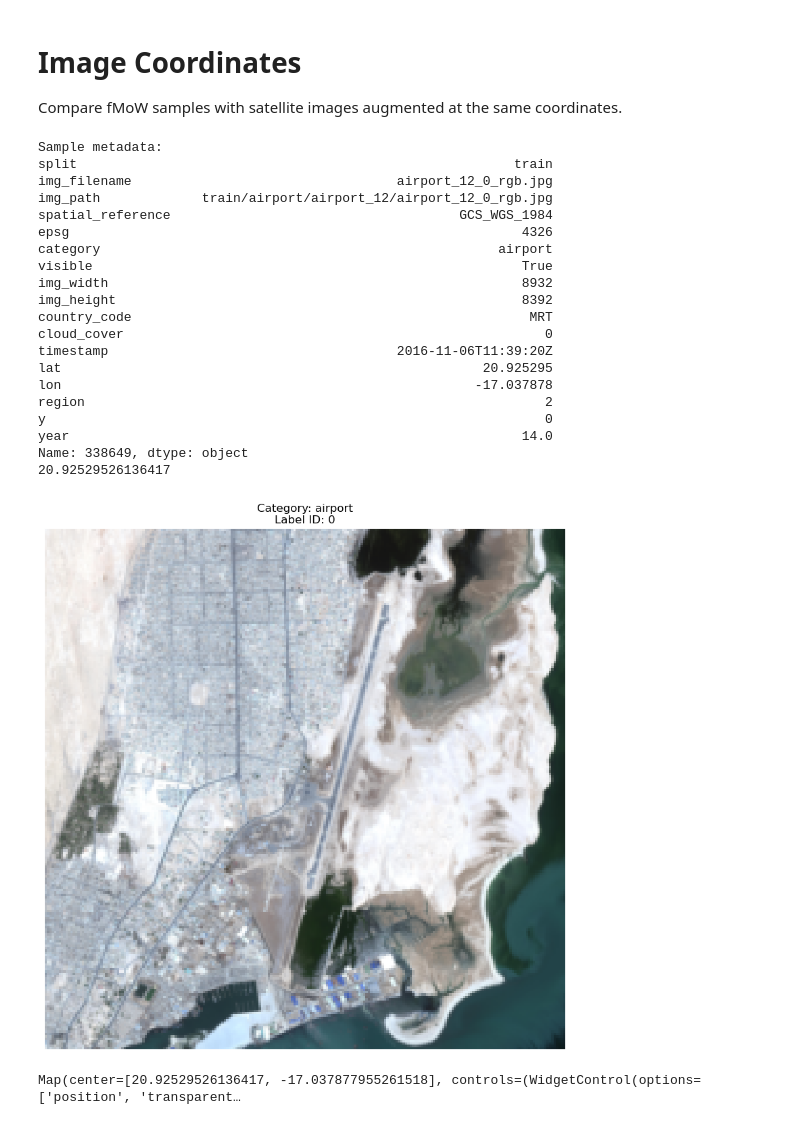
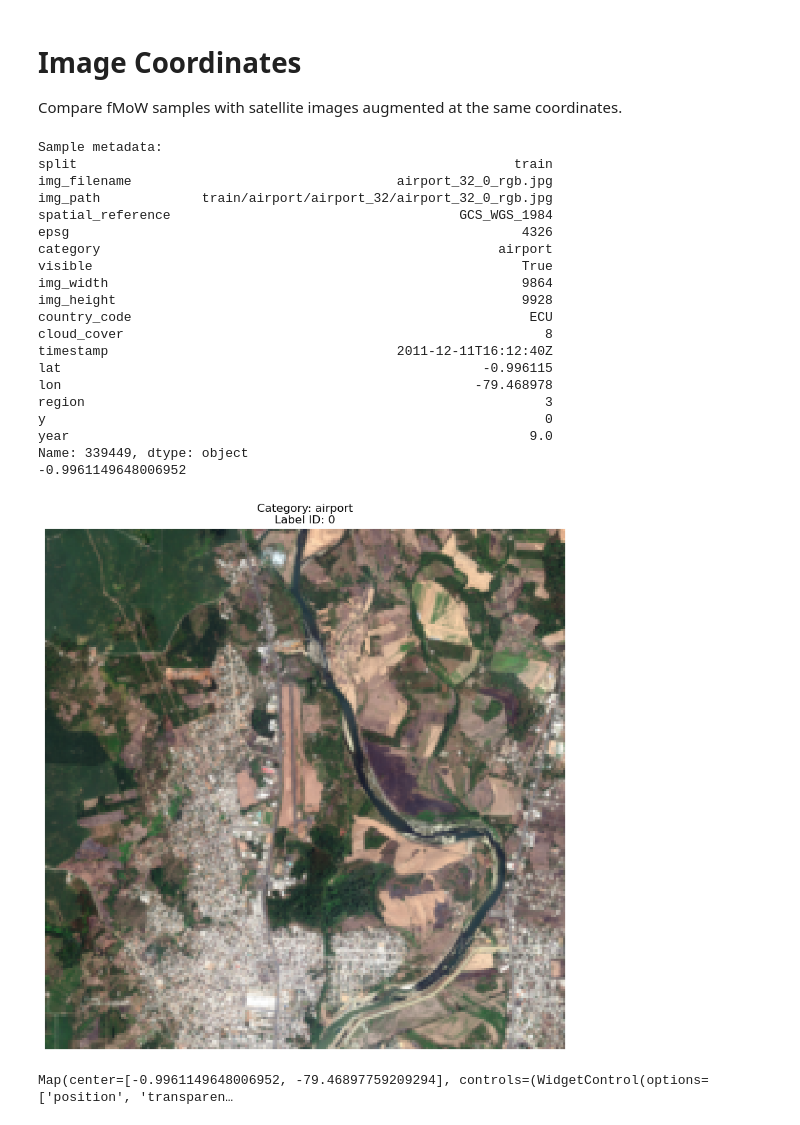
Before and after one commit to erikhenicke/bigpicture, a Jupyter notebook: src/playground/download_wilds_fmow.ipynb, the cells around one changed output. Cells and saved outputs as stored; diff of their text form; code cells hidden in the pictures.

```diff
--- a/src/playground/download_wilds_fmow.ipynb
+++ b/src/playground/download_wilds_fmow.ipynb
@@ -97,7 +97,7 @@ except Exception as e:
 # %%
 split = "train"
 category = "airport"
-sample_id = "12_0"
+sample_id = "32_0"
 
 cond_df = (dataset.metadata["img_filename"] == f"{category}_{sample_id}_rgb.jpg") & \
           (dataset.metadata["split"] == split)
@@ -144,45 +144,45 @@ rgb_mask = (least_cloudy
             .reduce(ee.Reducer.min()))
 
 coverage_dict = rgb_mask.reduceRegion(
     reducer=ee.Reducer.mean(),
     geometry=point,
     scale=30,
     maxPixels=1e7
 )
 
 least_cloudy_coverage = ee.Number(coverage_dict.get('min'))
 rgb_ok = least_cloudy_coverage.gte(0.99)
 
 composite = l8.median()
 context = ee.Image(ee.Algorithms.If(rgb_ok, least_cloudy, composite))
 
 m.addLayer(
     context,
     {'bands': ['SR_B4', 'SR_B3', 'SR_B2'], 'min': 0, 'max': 0.3},
     'Landsat8'
 )
 m.add_layer(point, {'color': 'red'}, "Sample Location")
 m
 # %% [output]
 Sample metadata:
 split                                                        train
-img_filename                                  airport_12_0_rgb.jpg
-img_path             train/airport/airport_12/airport_12_0_rgb.jpg
+img_filename                                  airport_32_0_rgb.jpg
+img_path             train/airport/airport_32/airport_32_0_rgb.jpg
 spatial_reference                                     GCS_WGS_1984
 epsg                                                          4326
 category                                                   airport
 visible                                                       True
-img_width                                                     8932
-img_height                                                    8392
-country_code                                                   MRT
-cloud_cover                                                      0
-timestamp                                     2016-11-06T11:39:20Z
-lat                                                      20.925295
-lon                                                     -17.037878
-region                                                           2
+img_width                                                     9864
+img_height                                                    9928
+country_code                                                   ECU
+cloud_cover                                                      8
+timestamp                                     2011-12-11T16:12:40Z
+lat                                                      -0.996115
+lon                                                     -79.468978
+region                                                           3
 y                                                                0
-year                                                          14.0
-Name: 338649, dtype: object
-20.92529526136417
+year                                                           9.0
+Name: 339449, dtype: object
+-0.9961149648006952
-[figure, old version]
+[figure, new version]
-Map(center=[20.92529526136417, -17.037877955261518], controls=(WidgetControl(options=['position', 'transparent…
+Map(center=[-0.9961149648006952, -79.46897759209294], controls=(WidgetControl(options=['position', 'transparen…
```
Also changed, not shown: 2 other files.
